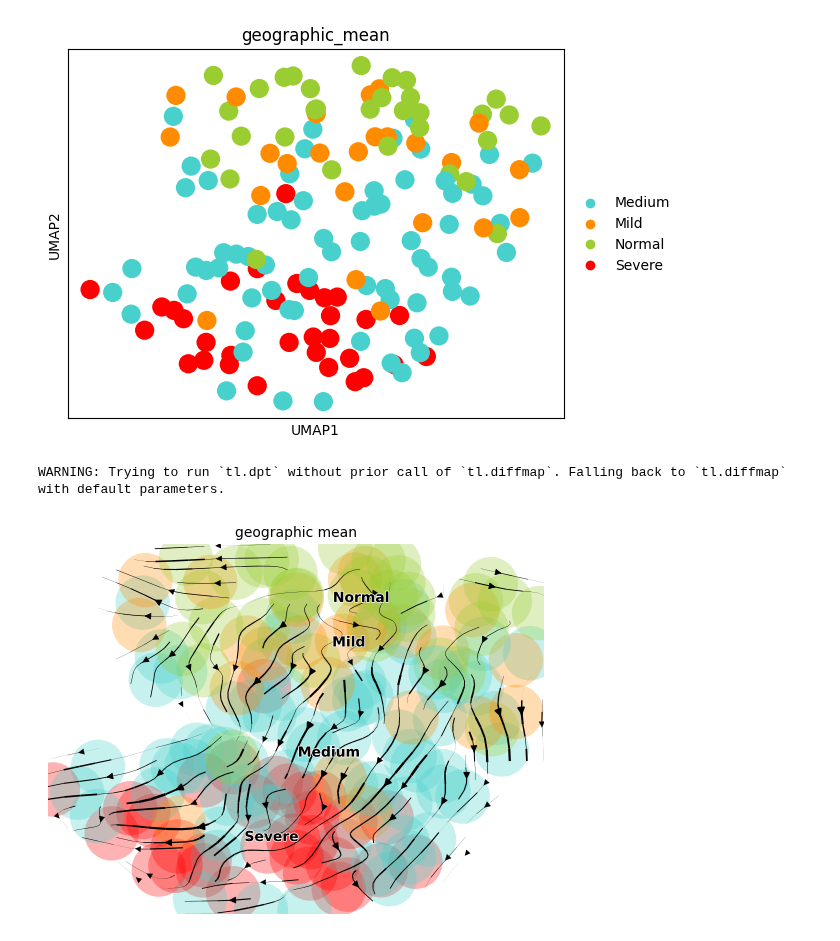
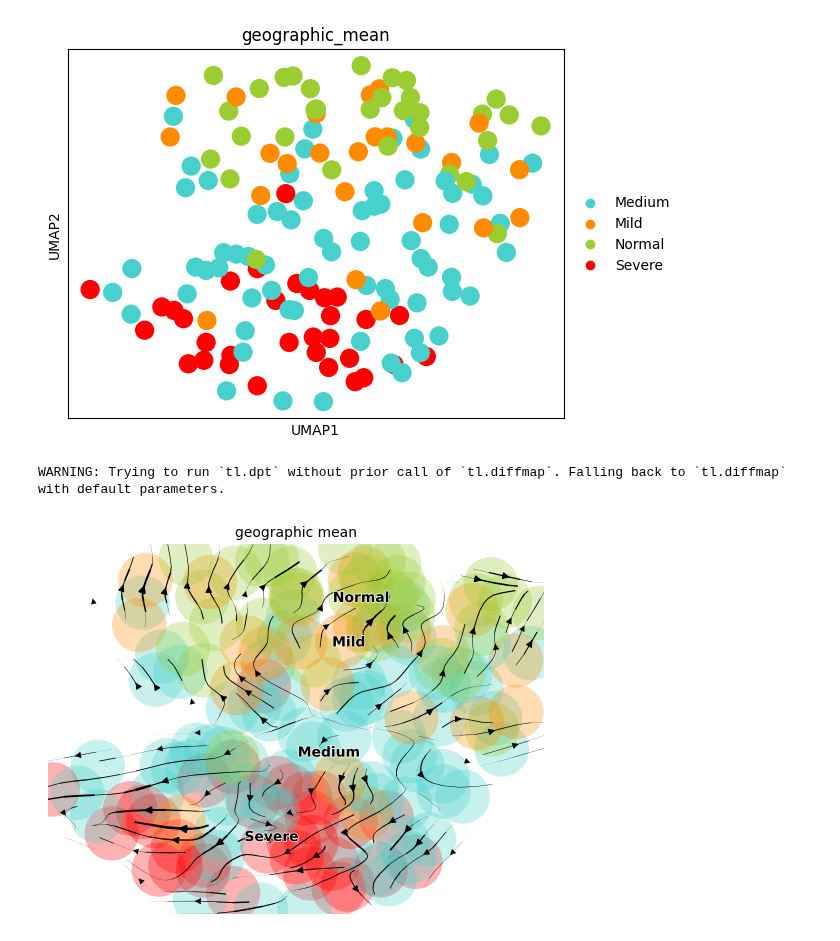
Before and after one commit to theislab/ehrapy-reproducibility, a Jupyter notebook: Figure_6/Chest-X-ray/plot_chestXray_cellrank2.ipynb, the cells around one changed output. Saved outputs shown, nothing was run; the diff lists cells and outputs as text; code cells hidden in the pictures.

```diff
--- a/Figure_6/Chest-X-ray/plot_chestXray_cellrank2.ipynb
+++ b/Figure_6/Chest-X-ray/plot_chestXray_cellrank2.ipynb
@@ -11,14 +11,27 @@ df_annotations = pd.read_csv("public-annotations.csv")
 
 filenames = pd.read_csv("filenames.csv", index_col=None)
 
-df_annotations = df_annotations[df_annotations.filename.isin(list(filenames['filename']))].reset_index(drop=True)
-df_annotations['geographic_mean'] = df_annotations['S-Global']
+df_annotations = df_annotations[
+    df_annotations.filename.isin(list(filenames["filename"]))
+].reset_index(drop=True)
+df_annotations["geographic_mean"] = df_annotations["S-Global"]
 # %%
-df_annotations['geographic_mean'].replace([0, 1, 2,], "Normal", inplace=True)
-df_annotations['geographic_mean'].replace([3, 4, 5], "Mild", inplace=True)
-df_annotations['geographic_mean'].replace([6, 7, 8, 9, 10, 11], "Medium", inplace=True)
-df_annotations['geographic_mean'].replace([12, 13, 14, 15, 16, 17, 18], "Severe", inplace=True)
+df_annotations["geographic_mean"].replace(
+    [
+        0,
+        1,
+        2,
+    ],
+    "Normal",
+    inplace=True,
+)
+df_annotations["geographic_mean"].replace([3, 4, 5], "Mild", inplace=True)
+df_annotations["geographic_mean"].replace([6, 7, 8, 9, 10, 11], "Medium", inplace=True)
+df_annotations["geographic_mean"].replace(
+    [12, 13, 14, 15, 16, 17, 18], "Severe", inplace=True
+)
 # %%
 adata = sc.read_csv(f"embeddings.csv")
-adata.obs['geographic_mean'] = df_annotations['geographic_mean'].values
+adata.obs["geographic_mean"] = df_annotations["geographic_mean"].values
+adata.obs["image_name"] = filenames["filename"].values
 # %%
@@ -36,11 +49,13 @@ ep.pl.umap(adata, color=['geographic_mean'], palette=palette)
 # %% [output]
 [figure]
 # %%
-adata.uns["iroot"] = np.flatnonzero(adata.obs['geographic_mean'] == 'Normal')[20]
+adata.uns["iroot"] = np.flatnonzero(adata.obs["geographic_mean"] == "Normal")[0]
 ep.tl.dpt(adata)
 pk = cr.kernels.PseudotimeKernel(adata, time_key="dpt_pseudotime")
-pk.compute_transition_matrix(threshold_scheme='soft')
-pk.plot_projection(basis="umap", stream=True, color="geographic_mean", density=1, smooth=True)
+pk.compute_transition_matrix(threshold_scheme="soft")
+pk.plot_projection(
+    basis="umap", stream=True, color="geographic_mean", density=1, smooth=True
+)
 # %% [output]
 WARNING: Trying to run `tl.dpt` without prior call of `tl.diffmap`. Falling back to `tl.diffmap` with default parameters.
-[figure, old version]
+[figure, new version]
```
Also changed, not shown: parts of 18 cells of this notebook, 5 other files.
